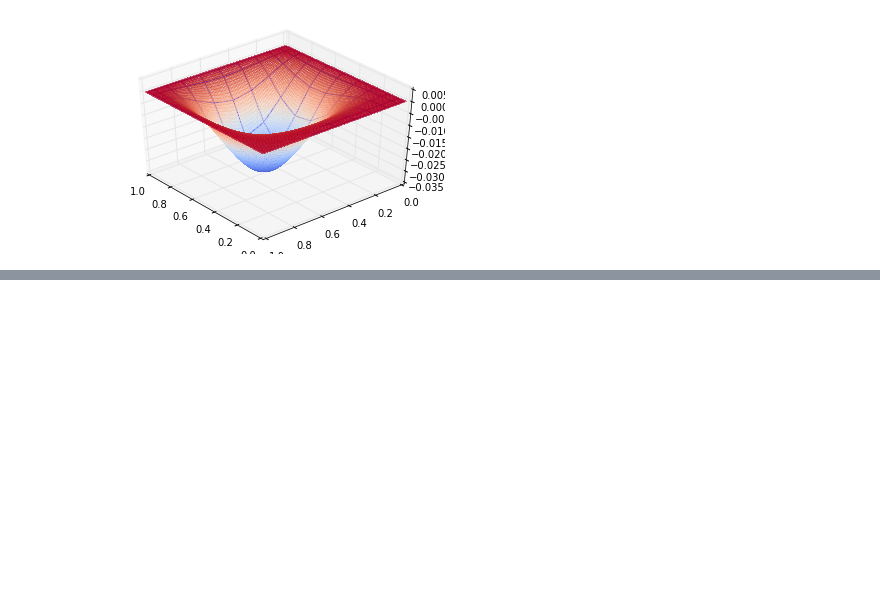
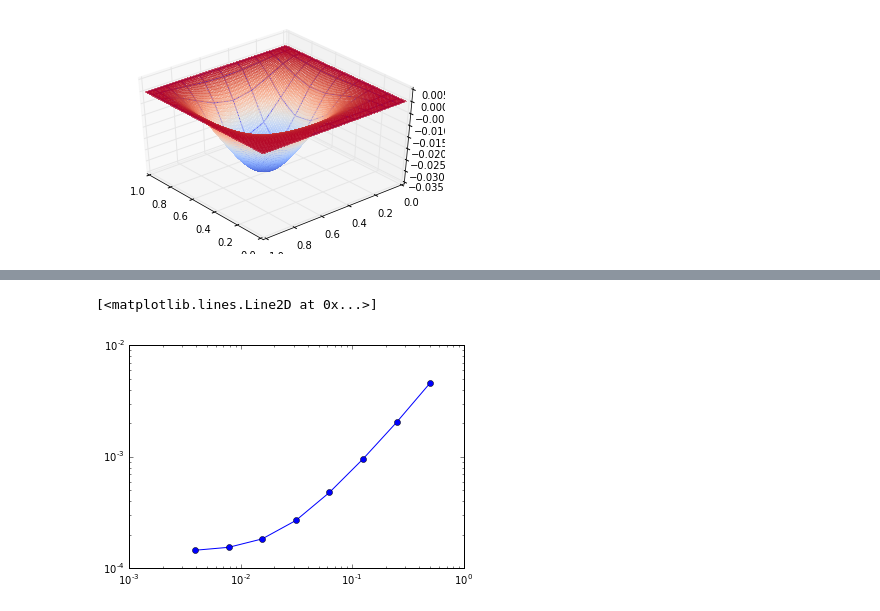
Before and after one commit to pdicerbo/P1.4, a Jupyter notebook: Basics/FinalProject.ipynb, the cells around one changed output, grey strips where cells are left out. Drawn from its saved outputs; the diff is of its cells as text; code cells hidden in the pictures; blank space fills up the shorter version.

```diff
--- a/Basics/FinalProject.ipynb
+++ b/Basics/FinalProject.ipynb
@@ -403,3 +409,14 @@ print(final_res)
+# %%
+# data obtained varying the timestep size
+# and using polynomial degree = 5
+err_results = [0.0046038380001, 0.00204203895369, 0.000958045331353, 0.000479983288458, 0.000269137874765,
+              0.000184030309784, 0.000154723970026, 0.000145678835499]
+tstp = [1./2., 1./4., 1./8., 1./16., 1./32., 1./64.1, 1./128., 1./256.]
+
+loglog(tstp, err_results, '-o')
+# %% [output]
+[<matplotlib.lines.Line2D at 0x...>]
+[figure, added]
 # %%
 from matplotlib import animation
 
```
Also changed, not shown: parts of 9 cells of this notebook.
